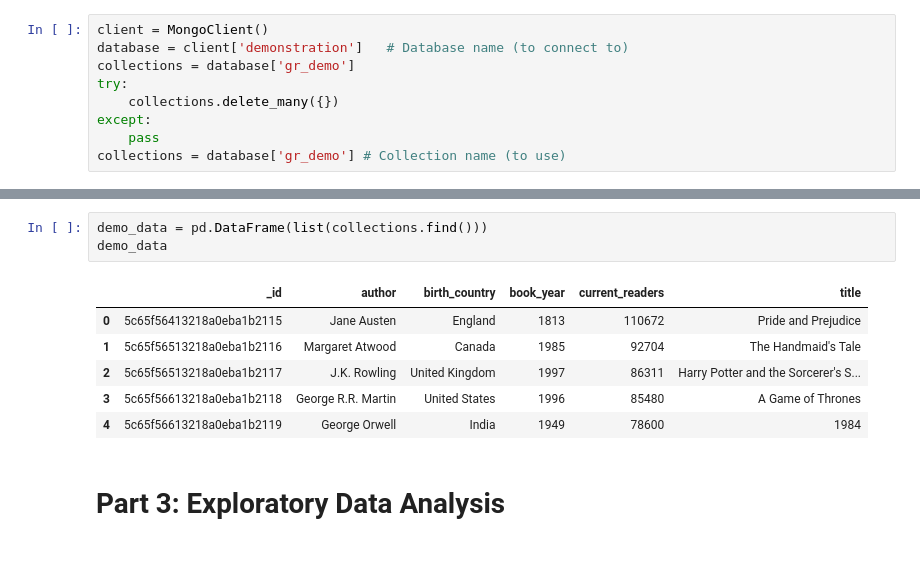
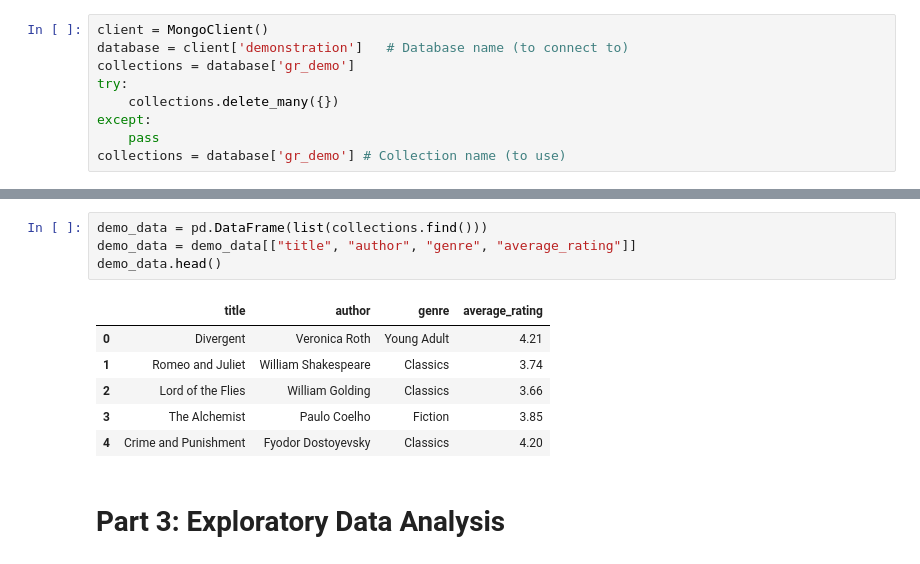
Before and after one commit to ryoiwata/capstone_1, a Jupyter notebook: Final Notebook.ipynb, the cells around one changed output, grey strips where cells are left out. Cells and saved outputs as stored; diff of their text form.

```diff
--- a/Final Notebook.ipynb
+++ b/Final Notebook.ipynb
@@ -81,13 +73,14 @@ for obj in soup.findAll('div',class_='left')[:5]: #indexed for demonsration
 # %%
 demo_data = pd.DataFrame(list(collections.find()))
-demo_data
+demo_data = demo_data[["title", "author", "genre", "average_rating"]]
+demo_data.head()
 # %% [output]
-|  | _id | author | birth_country | book_year | current_readers | title |
-| 0 | 5c65f56413218a0eba1b2115 | Jane Austen | England | 1813 | 110672 | Pride and Prejudice |
-| 1 | 5c65f56513218a0eba1b2116 | Margaret Atwood | Canada | 1985 | 92704 | The Handmaid's Tale |
-| 2 | 5c65f56513218a0eba1b2117 | J.K. Rowling | United Kingdom | 1997 | 86311 | Harry Potter and the Sorcerer's S... |
-| 3 | 5c65f56613218a0eba1b2118 | George R.R. Martin | United States | 1996 | 85480 | A Game of Thrones |
-| 4 | 5c65f56613218a0eba1b2119 | George Orwell | India | 1949 | 78600 | 1984 |
+|  | title | author | genre | average_rating |
+| 0 | Divergent | Veronica Roth | Young Adult | 4.21 |
+| 1 | Romeo and Juliet | William Shakespeare | Classics | 3.74 |
+| 2 | Lord of the Flies | William Golding | Classics | 3.66 |
+| 3 | The Alchemist | Paulo Coelho | Fiction | 3.85 |
+| 4 | Crime and Punishment | Fyodor Dostoyevsky | Classics | 4.20 |
 # %% [markdown]
 # Part 3: Exploratory Data Analysis
 # %%
```
Also changed, not shown: parts of 13 cells of this notebook, 4 other files.
